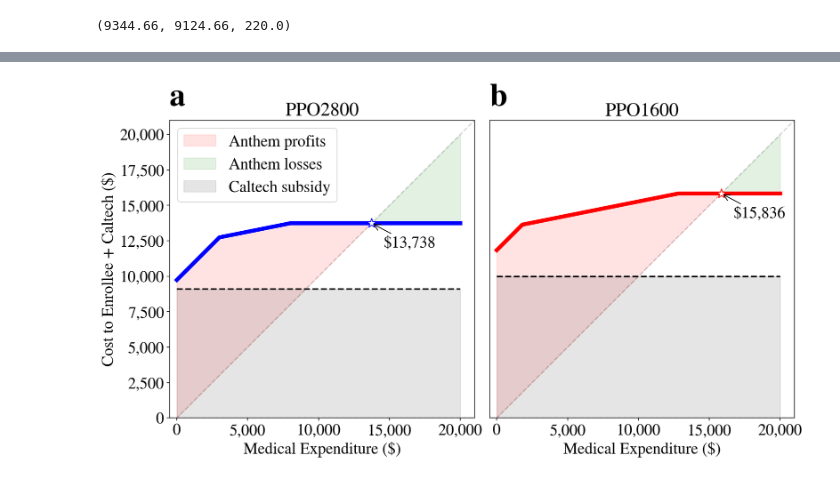
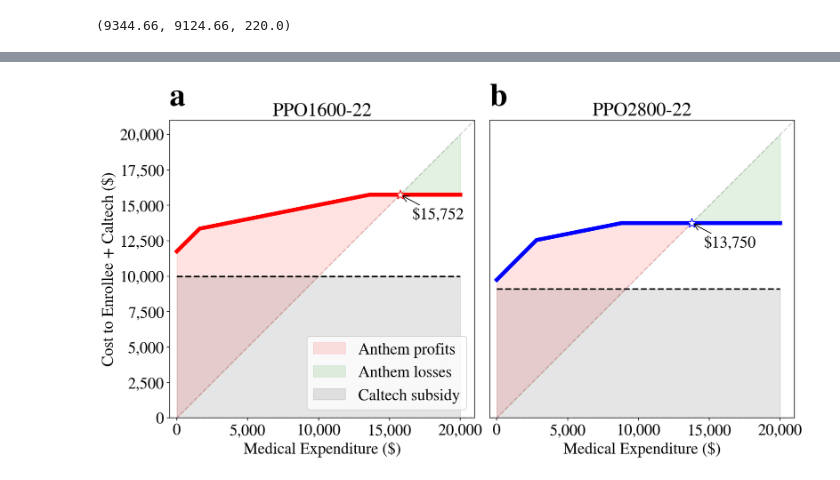
Before and after one commit to sbooeshaghi/health-insurance, a Jupyter notebook: healthcare_costs.ipynb, the cells around one changed output, grey strips where cells are left out. Drawn from its saved outputs; the diff is of its cells as text; code cells hidden in the pictures.

```diff
--- a/healthcare_costs.ipynb
+++ b/healthcare_costs.ipynb
@@ -316,0 +122,10 @@ x[np.where(ppo1600_2-ppo2800_2 < 0)[0][-1]]
+# %%
+with open("caltech-health_plans.json", "r") as f:
+  plans = json.load(f)
+# %%
+# Add tax deductible normalization for comparing the two PPO plans for '22 and '23
+plans["PPO2800-22"]["norm"] = 0
+plans["PPO1600-22"]["norm"] = tax(income, plans["PPO2800-22"]["premium"]) - tax(income, plans["PPO1600-22"]["premium"])
+
+plans["PPO3000-23"]["norm"] = 0
+plans["PPO1800-23"]["norm"] = tax(income, plans["PPO3000-23"]["premium"]) - tax(income, plans["PPO1800-23"]["premium"])
@@ -345,10 +250,0 @@ x1[np.where(x1 > y1)[0][0]]
-# %%
-fig, ax = plt.subplots(figsize=(5,5))
-
-x = x1
-y = y1
-
-ax.scatter(x,y)
-ax.axvline(x=x1[np.where(x1 > y1)[0][0]])
-yex(ax)
-fig.show()
@@ -357,24 +251,28 @@ fig.show()
 # %%
 fig, axs = plt.subplots(figsize=(14,7), ncols=2)
 fig.subplots_adjust(hspace=0, wspace=0.05)
-x = np.arange(0, 20_000)
 
+## First plan
 ax = axs[0]
-label="PPO2800"
-data = plans[label]
-norm = data["norm"]
-p = data["p"] + data["calsub"]
-d = data["d"]
-oopm = data["oopm"]
-norm = data["norm"]
-color = data["color"]
+plan="PPO1600-22"
+premium, deductible, oopm, norm, sub = (
+    plans[plan]["premium"],
+    plans[plan]["deductible"],
+    plans[plan]["oopm"],
+    plans[plan]["norm"],
+    plans[plan]["premium_subsidy"]
+)
 
-y1 = np.array([insurance_cost(i, p, d, oopm) for i in x])
+premium += sub
+
+color = "red"
+
+y1 = np.array([insurance_cost(i, premium, deductible, oopm) for i in x])
 ax.plot(x, y1, color=color, linewidth=5)
 breakevenidx = np.where(x > y1)[0][0]
-breakeven = x1[breakevenidx]
+breakeven = x[breakevenidx]
 ax.scatter(breakeven, breakeven, marker="*", edgecolor=color, s=150, zorder=10, color="white")
-ax.plot(x, len(x)*[data["calsub"]], color="k", linewidth=2, linestyle="--")
+ax.plot(x, len(x)*[sub], color="k", linewidth=2, linestyle="--")
 ax.annotate(f"${breakeven:,.0f}",
             xy=(breakeven, breakeven), xycoords='data',
             xytext=(15, -30), textcoords='offset points',
@@ -384,7 +282,7 @@ ax.annotate(f"${breakeven:,.0f}",
 
 ax.fill_between(x[:breakevenidx], y1[:breakevenidx],x[:breakevenidx], color="red", label="Anthem profits", alpha=0.11) # Diff in price
 ax.fill_between(x[breakevenidx:], y1[breakevenidx:],x[breakevenidx:], color="green", label="Anthem losses", alpha=0.11) # Diff in price
-ax.fill_between(x, len(x)*[0], len(x)*[data["calsub"]], color="black", alpha=0.1, label="Caltech subsidy")
+ax.fill_between(x, len(x)*[0], len(x)*[sub], color="black", alpha=0.1, label="Caltech subsidy")
 
 ax.axhline(y=0, color="black", linestyle="--")
 yex(ax)
@@ -397,71 +295,72 @@ ax.yaxis.set_major_formatter(mpl.ticker.StrMethodFormatter('{x:,.0f}'))
 ax.set(**{
     "xlabel": "Medical Expenditure ($)",
     "ylabel": "Cost to Enrollee + Caltech ($)",
-    "title": label,
+    "title": plan,
     "ylim": 0,
     "xlim": -500
 })
 
 
-# axs[1].legend(loc='center left', bbox_to_anchor=(1, 0.5))
 ax.legend()
 
-#ax.imshow(np.random.randn(10,10), interpolation='none')
 ax.text(0, 1.05, string.ascii_lowercase[0], transform=ax.transAxes,
         size=40, weight='bold')
 
+##### Second Plan
 ax = axs[1]
-label="PPO1600"
-data = plans[label]
-norm = data["norm"]
-p = data["p"] + data["calsub"]
-d = data["d"]
-oopm = data["oopm"]
-norm = data["norm"]
-color = data["color"]
+plan="PPO2800-22"
+premium, deductible, oopm, norm, sub = (
+    plans[plan]["premium"],
+    plans[plan]["deductible"],
+    plans[plan]["oopm"],
+    plans[plan]["norm"],
+    plans[plan]["premium_subsidy"]
+)
 
-y1 = np.array([insurance_cost(i, p, d, oopm) for i in x])
-ax.plot(x, y1, label=label, color=color, linewidth=5)
+premium += sub
+
+color = "blue"
+
+y1 = np.array([insurance_cost(i, premium, deductible, oopm) for i in x])
+ax.plot(x, y1, label=plan, color=color, linewidth=5)
 breakevenidx = np.where(x > y1)[0][0]
-breakeven = x1[breakevenidx]
+breakeven = x[breakevenidx]
 ax.scatter(breakeven, breakeven, marker="*", edgecolor=color, s=150, zorder=10, color="white")
-ax.plot(x, len(x)*[data["calsub"]], color="k", linewidth=2, linestyle="--")
+ax.plot(x, len(x)*[sub], color="k", linewidth=2, linestyle="--")
 ax.annotate(f"${breakeven:,.0f}",
             xy=(breakeven, breakeven), xycoords='data',
             xytext=(15, -30), textcoords='offset points',
             arrowprops=dict(arrowstyle="->", color='black')
             )
 
 # # Difference
 
 ax.fill_between(x[:breakevenidx], y1[:breakevenidx],x[:breakevenidx], color="red", label="Anthem profits", alpha=0.11) # Diff in price
 ax.fill_between(x[breakevenidx:], y1[breakevenidx:],x[breakevenidx:], color="green", label="Anthem losses", alpha=0.11) # Diff in price
-ax.fill_between(x, len(x)*[0], len(x)*[data["calsub"]], color="black", alpha=0.1, label="Caltech subsidy")
+ax.fill_between(x, len(x)*[0], len(x)*[sub], color="black", alpha=0.1, label="Caltech subsidy")
 
 ax.axhline(y=0, color="black", linestyle="--")
 yex(ax)
 ax.xaxis.set_major_formatter(mpl.ticker.StrMethodFormatter('{x:,.0f}'))
 ax.yaxis.set_major_formatter(mpl.ticker.StrMethodFormatter('{x:,.0f}'))
 
 
 # plot settings
 
 ax.set(**{
     "xlabel": "Medical Expenditure ($)",
-    # "ylabel": "Cost to Caltech ($)",
-    "title": label,
+    "title": plan,
     "yticklabels": [],
     "yticks": [],
-    # "title": "No premium",
     "ylim": 0,
     "xlim": -500
 })
 
 ax.text(0, 1.05, string.ascii_lowercase[1], transform=ax.transAxes,
         size=40, weight='bold')
 
-fig.savefig("breakeven.png", dpi=300, bbox_inches="tight")
+fig.savefig("breakeven-22.png", dpi=300, bbox_inches="tight")
 fig.show()
 # %% [output]
-[figure, old version]
+[figure, new version]
 # %% [markdown]
```
Also changed, not shown: parts of 54 cells of this notebook.
